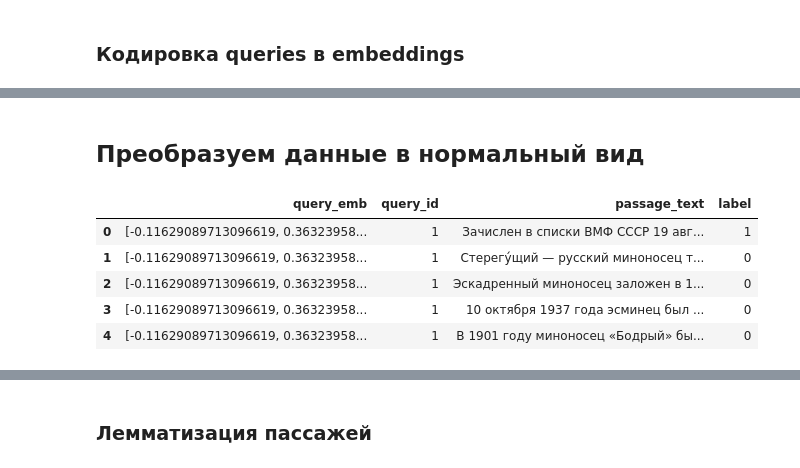
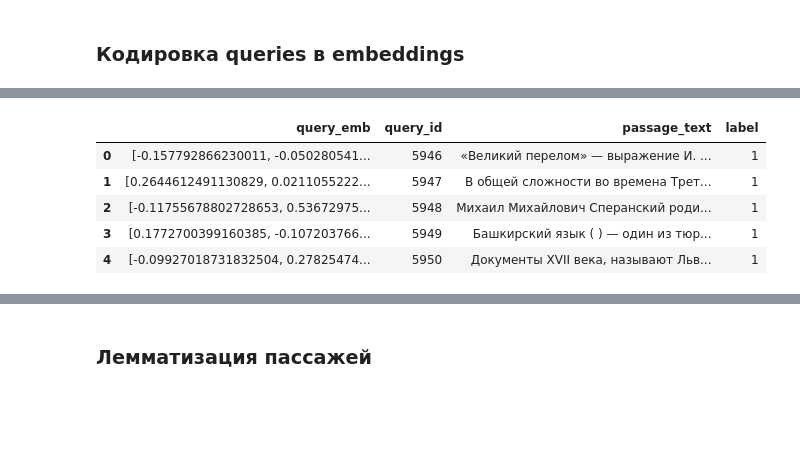
Before and after one commit to mishasurmach/hakhathon_vk, a Jupyter notebook: Initial_solution.ipynb, the cells around one changed output, grey strips where cells are left out. Saved outputs shown, nothing was run; the diff lists cells and outputs as text; code cells hidden in the pictures; blank space fills up the shorter version.

```diff
--- a/Initial_solution.ipynb
+++ b/Initial_solution.ipynb
@@ -77,0 +79,4 @@ memory usage: 49.0+ KB
+# %%
+df_train = train_dataset[:4155]
+df_val = pd.concat([train_dataset[4155:-200],test_dataset[:362], test_dataset[-200:]])
+df_test = pd.concat([train_dataset[-200:], test_dataset[362:-200]])
@@ -163,6 +139,8 @@ df_train.head()
 # %%
 query_embeddings_train = np.load("query_embeddings_train_SBERT_without_lemma.npy").tolist()
+query_embeddings_val = np.load("query_embeddings_val_SBERT_without_lemma.npy").tolist()
 query_embeddings_test = np.load("query_embeddings_test_SBERT_without_lemma.npy").tolist()
 # %%
 df_train['query_emb'] = list(query_embeddings_train)
+df_val['query_emb'] = list(query_embeddings_val)
 df_test['query_emb'] = list(query_embeddings_test)
@@ -169,3 +181,27 @@ df_test['query_emb'] = list(query_embeddings_test)
+# %%
+# Применение функции ко всему DataFrame
+new_rows = []
+for index, row in df_train.iterrows():
+    new_rows.extend(create_rows_from_passages(row))
+
+# Создание нового DataFrame
+df_train = pd.DataFrame(new_rows)
+
+# Применение функции ко всему DataFrame
+new_rows = []
+for index, row in df_test.iterrows():
+    new_rows.extend(create_rows_from_passages(row))
+
+# Создание нового DataFrame
+df_test = pd.DataFrame(new_rows)
+
+# Применение функции ко всему DataFrame
+new_rows = []
+for index, row in df_val.iterrows():
+    new_rows.extend(create_rows_from_passages(row))
+
+# Создание нового DataFrame
+df_val = pd.DataFrame(new_rows)
 # %%
 df_train.head()
 # %% [output]
@@ -187,2 +222,0 @@ df_test.head()
-# %% [markdown]
-## Преобразуем данные в нормальный вид
@@ -231,9 +223,9 @@ df_test = pd.DataFrame(new_rows)
 # %%
-df_train.head()
+df_val.head()
 # %% [output]
 |  | query_emb | query_id | passage_text | label |
-| 0 | [-0.11629089713096619, 0.36323958... | 1 | Зачислен в списки ВМФ СССР 19 авг... | 1 |
-| 1 | [-0.11629089713096619, 0.36323958... | 1 | Стерегу́щий — русский миноносец т... | 0 |
-| 2 | [-0.11629089713096619, 0.36323958... | 1 | Эскадренный миноносец заложен в 1... | 0 |
-| 3 | [-0.11629089713096619, 0.36323958... | 1 | 10 октября 1937 года эсминец был ... | 0 |
-| 4 | [-0.11629089713096619, 0.36323958... | 1 | В 1901 году миноносец «Бодрый» бы... | 0 |
+| 0 | [-0.157792866230011, -0.050280541... | 5946 | «Великий перелом» — выражение И. ... | 1 |
+| 1 | [0.2644612491130829, 0.0211055222... | 5947 | В общей сложности во времена Трет... | 1 |
+| 2 | [-0.11755678802728653, 0.53672975... | 5948 | Михаил Михайлович Сперанский роди... | 1 |
+| 3 | [0.1772700399160385, -0.107203766... | 5949 | Башкирский язык ( ) — один из тюр... | 1 |
+| 4 | [-0.09927018731832504, 0.27825474... | 5950 | Документы XVII века, называют Льв... | 1 |
```
Also changed, not shown: parts of 66 cells of this notebook.
